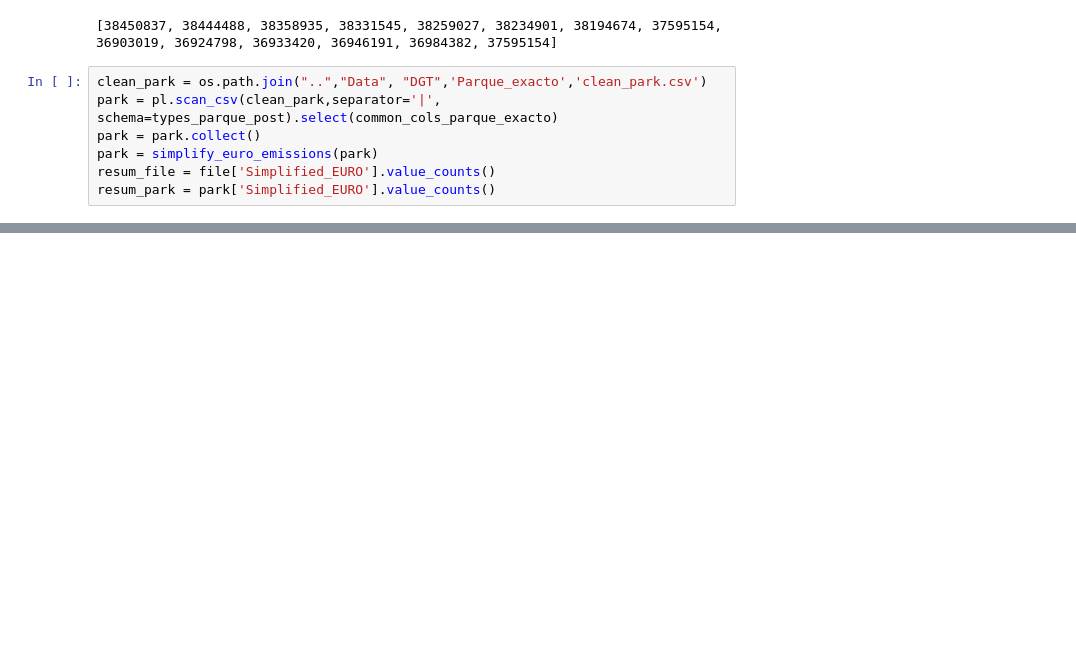
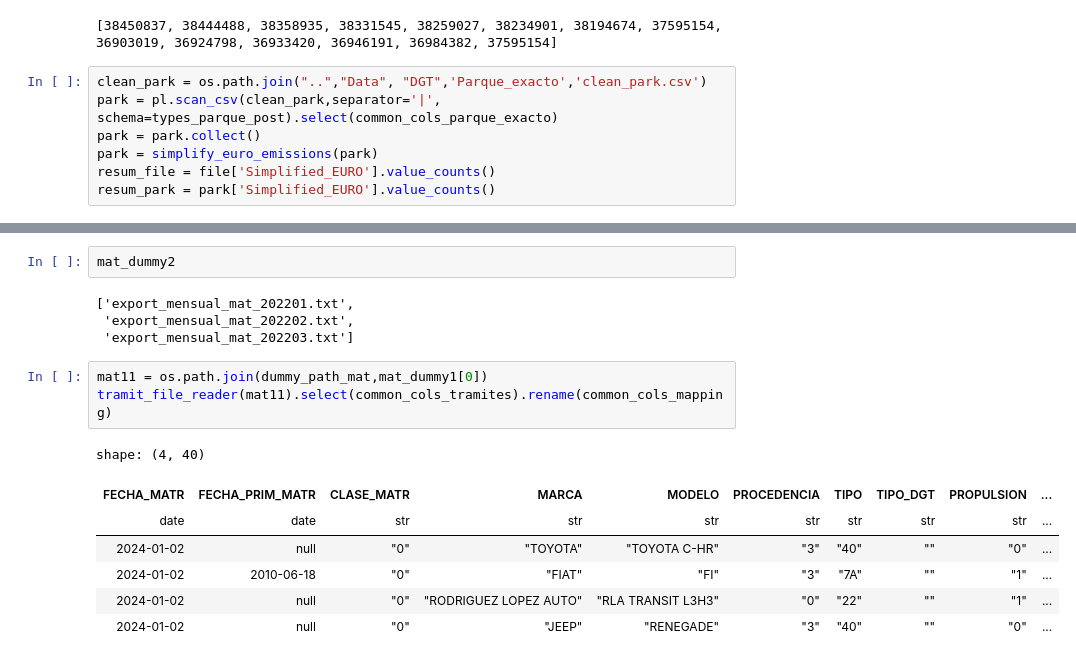
Before and after one commit to DaniBedmar/TFM-Air-Quality-Forecasting, a Jupyter notebook: Notebooks/cars_compilers.ipynb, the cells around one changed output, grey strips where cells are left out. Cells and saved outputs as stored; diff of their text form; blank space fills up the shorter version.

Commit message:
Added a notebook to compile the cars prior of the exact file date and started documentation and homogenization of the project

```diff
--- a/Notebooks/cars_compilers.ipynb
+++ b/Notebooks/cars_compilers.ipynb
@@ -186,0 +259,17 @@ resum_park = park['Simplified_EURO'].value_counts()
+# %%
+mat_dummy2
+# %% [output]
+['export_mensual_mat_202201.txt',
+ 'export_mensual_mat_202202.txt',
+ 'export_mensual_mat_202203.txt']
+# %%
+mat11 = os.path.join(dummy_path_mat,mat_dummy1[0])
+tramit_file_reader(mat11).select(common_cols_tramites).rename(common_cols_mapping)
+# %% [output]
+shape: (4, 40)
+| FECHA_MATR | FECHA_PRIM_MATR | CLASE_MATR | MARCA | MODELO | PROCEDENCIA | TIPO | TIPO_DGT | PROPULSION | ... |
+| date | date | str | str | str | str | str | str | str | ... |
+| 2024-01-02 | null | "0" | "TOYOTA" | "TOYOTA C-HR" | "3" | "40" | "" | "0" | ... |
+| 2024-01-02 | 2010-06-18 | "0" | "FIAT" | "FI" | "3" | "7A" | "" | "1" | ... |
+| 2024-01-02 | null | "0" | "RODRIGUEZ LOPEZ AUTO" | "RLA TRANSIT L3H3" | "0" | "22" | "" | "1" | ... |
+| 2024-01-02 | null | "0" | "JEEP" | "RENEGADE" | "3" | "40" | "" | "0" | ... |
```
Also changed, not shown: parts of 6 cells of this notebook, 11 other files.
